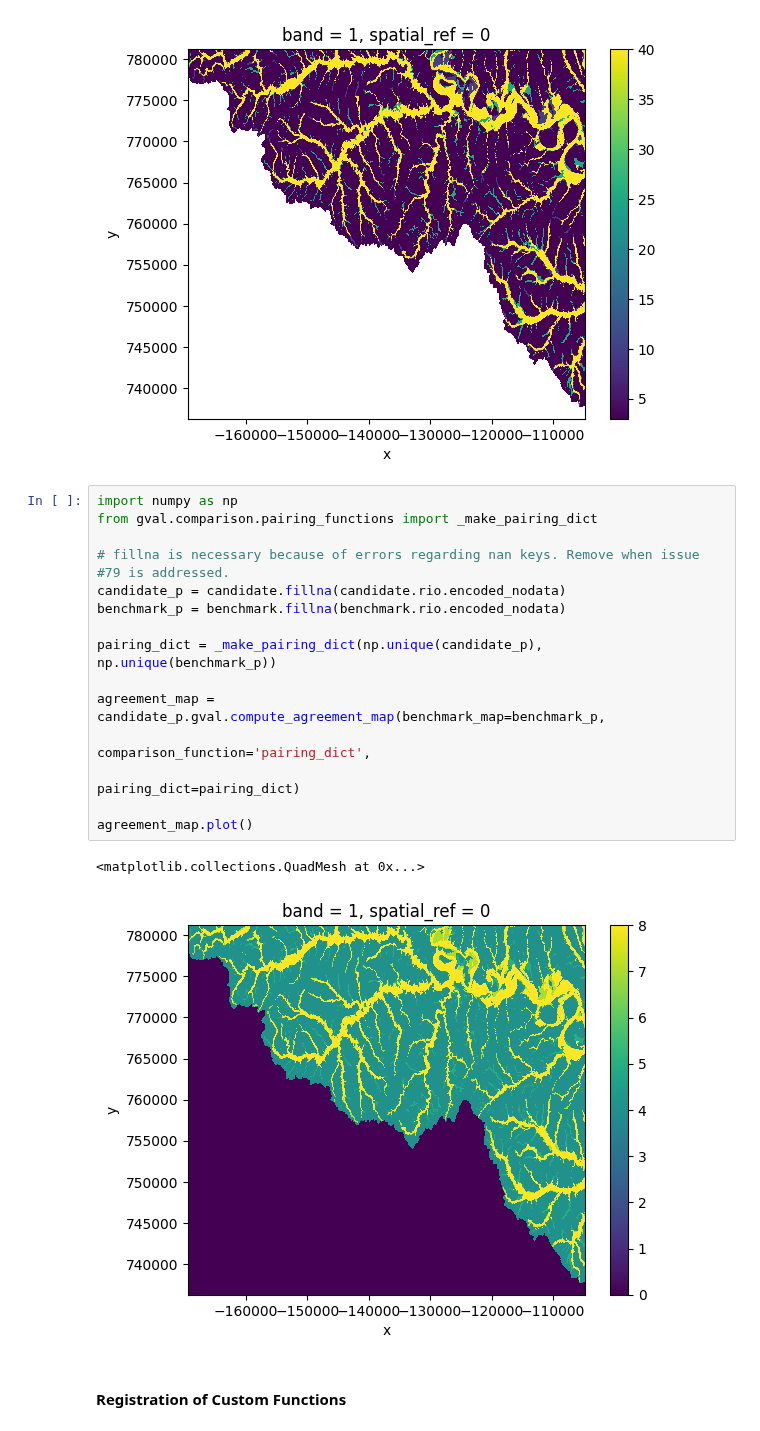
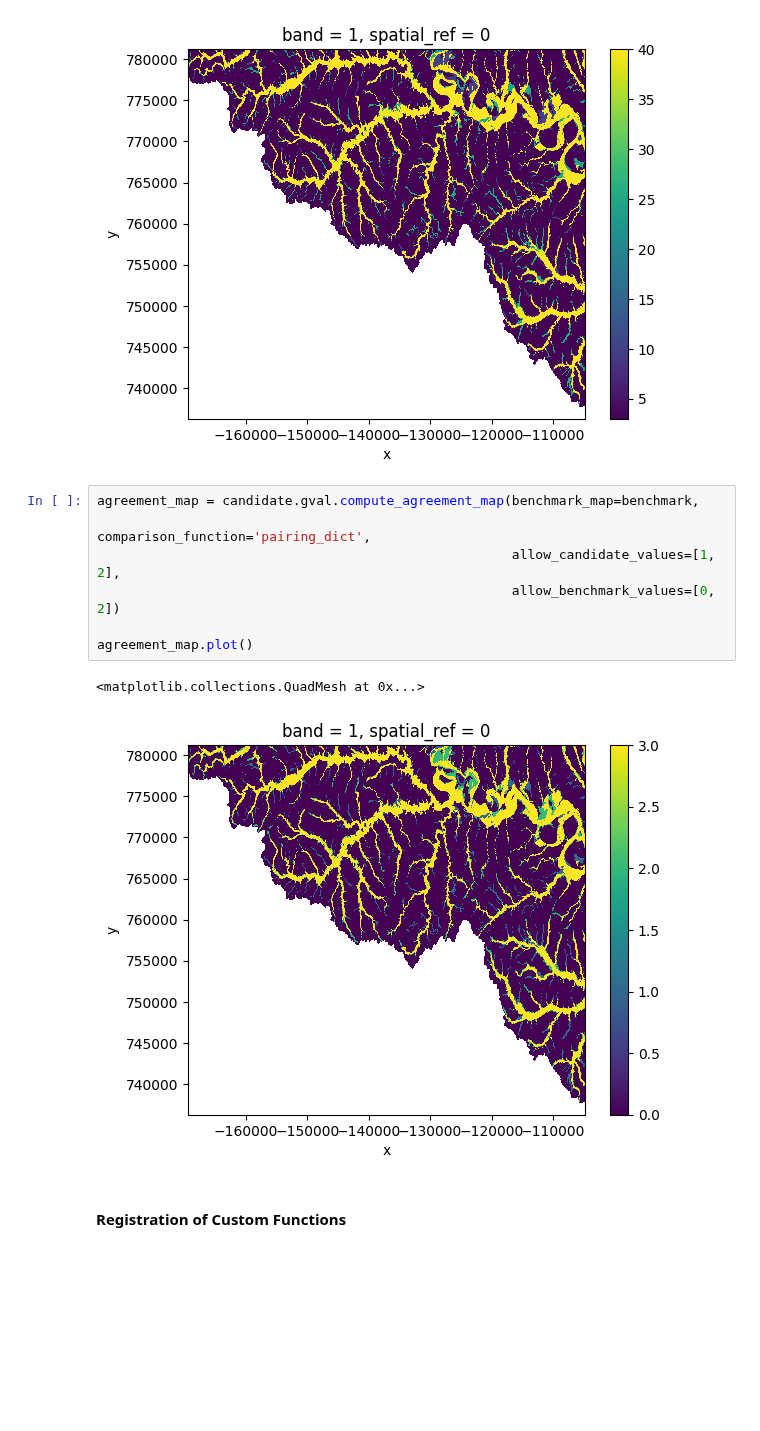
Before and after one commit to NOAA-OWP/gval, a Jupyter notebook: notebooks/Tutorial.ipynb, the cells around one changed output. Saved outputs shown, nothing was run; the diff lists cells and outputs as text; blank space fills up the shorter version.

```diff
--- a/notebooks/Tutorial.ipynb
+++ b/notebooks/Tutorial.ipynb
@@ -95,23 +94,15 @@ agreement_map.plot()
 <matplotlib.collections.QuadMesh at 0x...>
 [figure]
 # %%
-import numpy as np
-from gval.comparison.pairing_functions import _make_pairing_dict
-
-# fillna is necessary because of errors regarding nan keys. Remove when issue #79 is addressed.
-candidate_p = candidate.fillna(candidate.rio.encoded_nodata)
-benchmark_p = benchmark.fillna(benchmark.rio.encoded_nodata)
-
-pairing_dict = _make_pairing_dict(np.unique(candidate_p), np.unique(benchmark_p))
-
-agreement_map = candidate_p.gval.compute_agreement_map(benchmark_map=benchmark_p,
-                                                       comparison_function='pairing_dict',
-                                                       pairing_dict=pairing_dict)
+agreement_map = candidate.gval.compute_agreement_map(benchmark_map=benchmark,
+                                                     comparison_function='pairing_dict',
+                                                     allow_candidate_values=[1, 2],
+                                                     allow_benchmark_values=[0, 2])
 
 agreement_map.plot()
 # %% [output]
 <matplotlib.collections.QuadMesh at 0x...>
-[figure, old version]
+[figure, new version]
 # %% [markdown]
 #### Registration of Custom Functions
 # %% [markdown]
```
Also changed, not shown: parts of 22 cells of this notebook, 5 other files.
